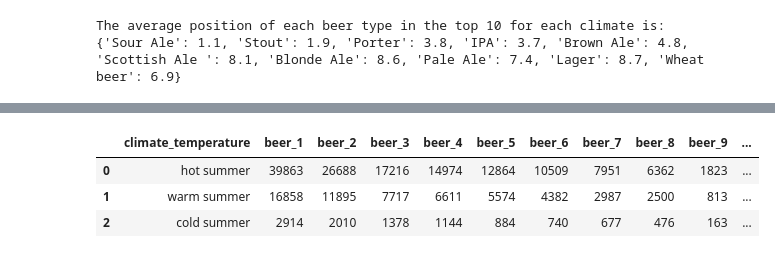
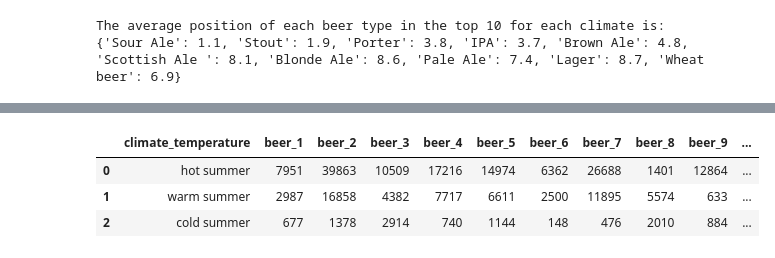
Before and after one commit to epfl-ada/ada-2023-project-riskybiscuits, a Jupyter notebook: styles_analysis.ipynb, the cells around one changed output, grey strips where cells are left out. Cells and saved outputs as stored; diff of their text form; code cells hidden in the pictures.

```diff
--- a/styles_analysis.ipynb
+++ b/styles_analysis.ipynb
@@ -337,7 +337,10 @@ amount_reviews_per_climate_scheme = pd.DataFrame(columns=columns)
 for climate_scheme in us_abv_ratings['climate_scheme'].unique():
     row = [climate_scheme] + list(us_abv_ratings[us_abv_ratings['climate_scheme']==climate_scheme].groupby(['general_style'])['overall'].mean().sort_values(ascending=False).reset_index()['general_style'].values[:10])
     best_beers_per_climate_scheme.loc[len(best_beers_per_climate_scheme)] = row
-    amount_reviews_per_climate_scheme.loc[len(amount_reviews_per_climate_scheme)] = [climate_scheme] + list(us_abv_ratings[us_abv_ratings['climate_scheme']==climate_scheme].groupby(['general_style'])['overall'].count().sort_values(ascending=False).reset_index()['overall'].values[:10])
+
+    num_reviews = us_abv_ratings[us_abv_ratings['climate_scheme']==climate_scheme]["general_style"].value_counts()
+    num_reviews = num_reviews[best_beers_per_climate_scheme.loc[len(best_beers_per_climate_scheme)-1][1:]]
+    amount_reviews_per_climate_scheme.loc[len(amount_reviews_per_climate_scheme)] = [climate_scheme] + list(num_reviews)
 
 display(best_beers_per_climate_scheme)
 display(amount_reviews_per_climate_scheme)
@@ -360,7 +363,10 @@ amount_reviews_per_climate_precipitation = pd.DataFrame(columns=columns)
 for climate_precipitation in us_abv_ratings['climate_precipitation'].unique():
     row = [climate_precipitation] + list(us_abv_ratings[us_abv_ratings['climate_precipitation']==climate_precipitation].groupby(['general_style'])['overall'].mean().sort_values(ascending=False).reset_index()['general_style'].values[:10])
     best_beers_per_climate_precipitation.loc[len(best_beers_per_climate_precipitation)] = row
-    amount_reviews_per_climate_precipitation.loc[len(amount_reviews_per_climate_precipitation)] = [climate_precipitation] + list(us_abv_ratings[us_abv_ratings['climate_precipitation']==climate_precipitation].groupby(['general_style'])['overall'].count().sort_values(ascending=False).reset_index()['overall'].values[:10])
+
+    num_reviews = us_abv_ratings[us_abv_ratings['climate_precipitation']==climate_precipitation]["general_style"].value_counts()
+    num_reviews = num_reviews[best_beers_per_climate_precipitation.loc[len(best_beers_per_climate_precipitation)-1][1:]]
+    amount_reviews_per_climate_precipitation.loc[len(amount_reviews_per_climate_precipitation)] = [climate_precipitation] + list(num_reviews)
 
 display(best_beers_per_climate_precipitation)
 display(amount_reviews_per_climate_precipitation)
@@ -374,25 +380,28 @@ display(amount_reviews_per_climate_precipitation)
 # %%
 # Now let's analyse the temperature of the climate and the overall rating
 columns = ['climate_temperature'] + ["beer_" + str(i) for i in range(1, 11)]
 
 best_beers_per_climate_temperature = pd.DataFrame(columns=columns)
 amount_reviews_per_climate_temperature = pd.DataFrame(columns=columns)
 
 for climate_temperature in us_abv_ratings['climate_temperature'].unique():
     row = [climate_temperature] + list(us_abv_ratings[us_abv_ratings['climate_temperature']==climate_temperature].groupby(['general_style'])['overall'].mean().sort_values(ascending=False).reset_index()['general_style'].values[:10])
     best_beers_per_climate_temperature.loc[len(best_beers_per_climate_temperature)] = row
-    amount_reviews_per_climate_temperature.loc[len(amount_reviews_per_climate_temperature)] = [climate_temperature] + list(us_abv_ratings[us_abv_ratings['climate_temperature']==climate_temperature].groupby(['general_style'])['overall'].count().sort_values(ascending=False).reset_index()['overall'].values[:10])
+
+    num_reviews = us_abv_ratings[us_abv_ratings['climate_temperature']==climate_temperature]["general_style"].value_counts()
+    num_reviews = num_reviews[best_beers_per_climate_temperature.loc[len(best_beers_per_climate_temperature)-1][1:]]
+    amount_reviews_per_climate_temperature.loc[len(amount_reviews_per_climate_temperature)] = [climate_temperature] + list(num_reviews.values)
 
 display(best_beers_per_climate_temperature)
 display(amount_reviews_per_climate_temperature)
 # %% [output]
 |  | climate_temperature | beer_1 | beer_2 | beer_3 | beer_4 | beer_5 | beer_6 | beer_7 | beer_8 | beer_9 | ... |
 | 0 | hot summer | Sour Ale | IPA | Stout | Brown Ale | Porter | Wheat beer | Pale Ale | Scottish Ale | Lager | ... |
 | 1 | warm summer | Sour Ale | IPA | Stout | Brown Ale | Porter | Wheat beer | Pale Ale | Lager | Scottish Ale | ... |
 | 2 | cold summer | Sour Ale | Brown Ale | IPA | Stout | Porter | Scottish Ale | Wheat beer | Pale Ale | Lager | ... |
 |  | climate_temperature | beer_1 | beer_2 | beer_3 | beer_4 | beer_5 | beer_6 | beer_7 | beer_8 | beer_9 | ... |
-| 0 | hot summer | 39863 | 26688 | 17216 | 14974 | 12864 | 10509 | 7951 | 6362 | 1823 | ... |
-| 1 | warm summer | 16858 | 11895 | 7717 | 6611 | 5574 | 4382 | 2987 | 2500 | 813 | ... |
-| 2 | cold summer | 2914 | 2010 | 1378 | 1144 | 884 | 740 | 677 | 476 | 163 | ... |
+| 0 | hot summer | 7951 | 39863 | 10509 | 17216 | 14974 | 6362 | 26688 | 1401 | 12864 | ... |
+| 1 | warm summer | 2987 | 16858 | 4382 | 7717 | 6611 | 2500 | 11895 | 5574 | 633 | ... |
+| 2 | cold summer | 677 | 1378 | 2914 | 740 | 1144 | 148 | 476 | 2010 | 884 | ... |
 # %%
 # For each of the previous three analysis, select one sub-category (e.g. climate scheme: Temperate), compute chi2 between overall and general_style
```
Also changed, not shown: parts of 2 cells of this notebook, 1 other file.
